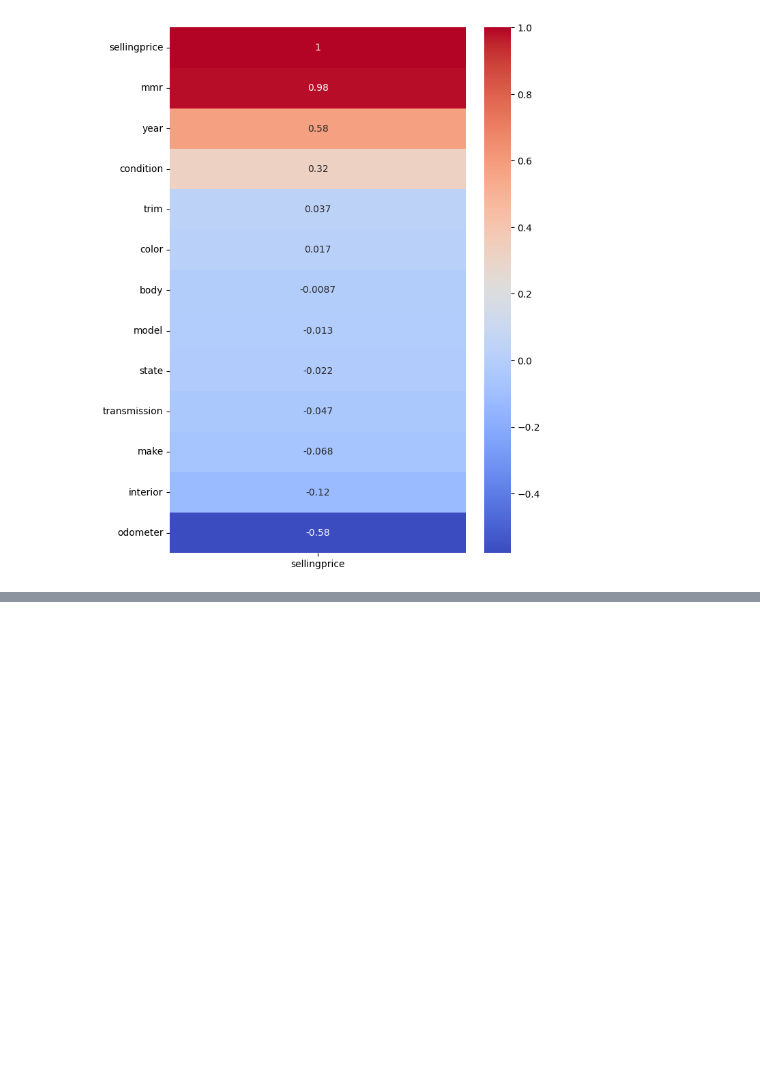
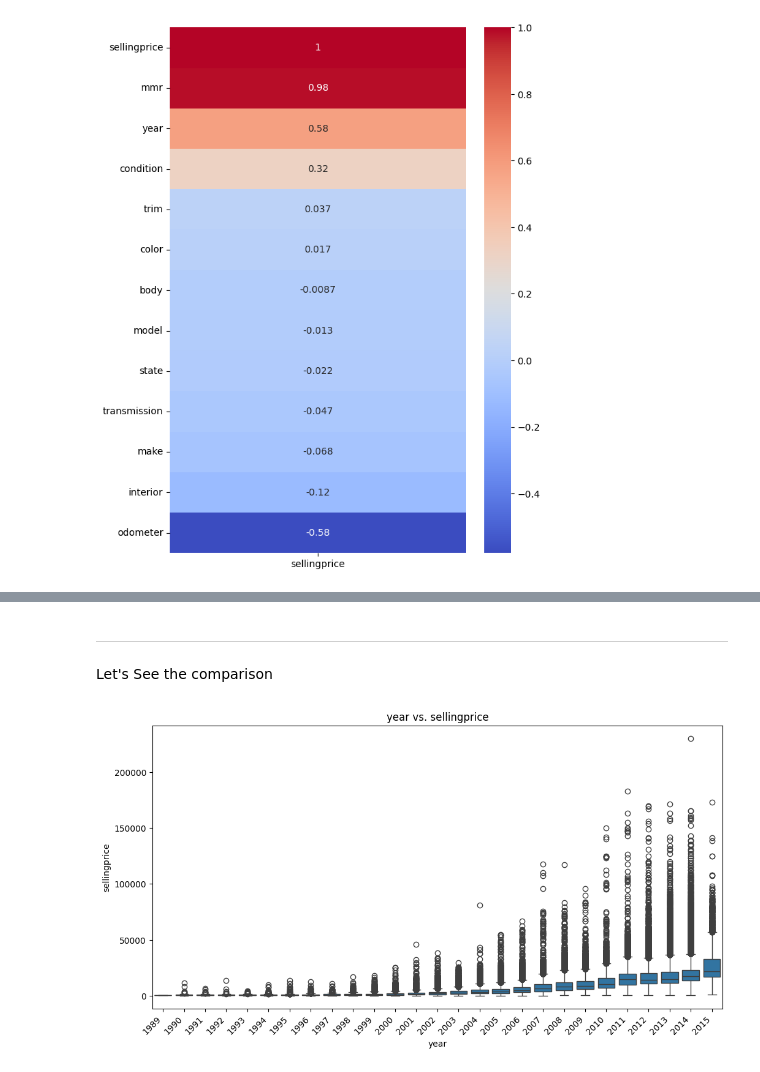
Before and after one commit to Bayhaqieee/GDG_ML_Learning, a Jupyter notebook: Hands_on_DataAnalysis_.ipynb, the cells around one changed output, grey strips where cells are left out. Drawn from its saved outputs; the diff is of its cells as text; code cells hidden in the pictures; blank space fills up the shorter version.

```diff
--- a/Hands_on_DataAnalysis_.ipynb
+++ b/Hands_on_DataAnalysis_.ipynb
@@ -2910,0 +2668,12 @@ The Purchase Growth is Surging to **300%**
+# %% [markdown]
+---
+Let's See the comparison
+# %%
+# b. year vs. sellingprice:
+plt.figure(figsize=(12, 6))
+sns.boxplot(x='year', y='sellingprice', data=df)
+plt.title('year vs. sellingprice')
+plt.xticks(rotation=45, ha='right')
+plt.show()
+# %% [output]
+[figure, added]
```
Also changed, not shown: parts of 46 cells of this notebook.
